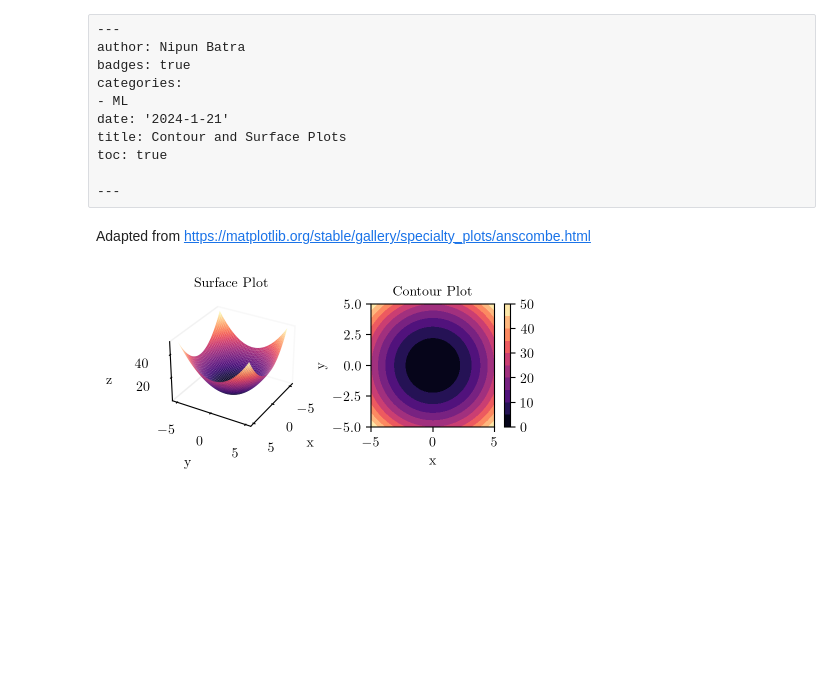
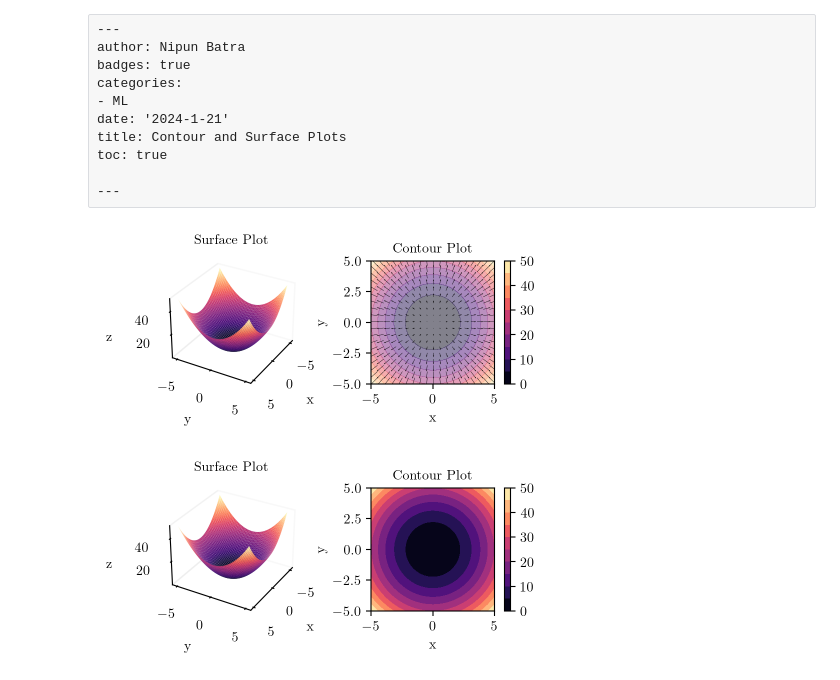
Before and after one commit to nipunbatra/ml-teaching, a Jupyter notebook: notebooks/contour.ipynb, the cells around one changed output. Cells and saved outputs as stored; diff of their text form; code cells hidden in the pictures; blank space fills up the shorter version.

```diff
--- a/notebooks/contour.ipynb
+++ b/notebooks/contour.ipynb
@@ -9,8 +9,6 @@ title: Contour and Surface Plots
 toc: true
 
 ---
-# %% [markdown]
-Adapted from https://matplotlib.org/stable/gallery/specialty_plots/anscombe.html
 # %%
 import matplotlib.pyplot as plt
 import numpy as np
@@ -28,7 +26,7 @@ from mpl_toolkits.mplot3d import Axes3D
 from mpl_toolkits.axes_grid1 import make_axes_locatable
 import torch
 
-def plot_surface_and_contour(f, function_name, uv = None, stride=4):
+def plot_surface_and_contour(f, function_name, uv = None, stride=4, alpha=1, scatter_pts=None, filled=True):
     # Generate data
     x = np.linspace(-5, 5, 100)
     y = np.linspace(-5, 5, 100)
@@ -48,7 +46,7 @@ def plot_surface_and_contour(f, function_name, uv = None, stride=4):
 
     # Plot the 3D surface on the first subplot
     ax1 = fig.add_subplot(121, projection='3d')
-    ax1.plot_surface(X, Y, Z.detach().numpy(), cmap='magma', edgecolor='none')  # Remove grid lines
+    ax1.plot_surface(X, Y, Z.detach().numpy(), cmap='magma', edgecolor='none', alpha=alpha)  # Remove grid lines
     ax1.set_xlabel('x')
     ax1.set_ylabel('y')
     ax1.set_zlabel('z')
@@ -58,10 +56,20 @@ def plot_surface_and_contour(f, function_name, uv = None, stride=4):
     ax1.zaxis.pane.fill = False
     ax1.view_init(elev=30, azim=30)
     ax1.set_title('Surface Plot')
+    if scatter_pts is not None:
+        ax1.scatter(scatter_pts[0], scatter_pts[1], f(scatter_pts[0], scatter_pts[1]), s=100, c='black')
+
 
     # Plot the contour plot on the second subplot
     ax2 = fig.add_subplot(122, aspect='equal')  # Set 1:1 aspect ratio
-    contour = ax2.contourf(X, Y, Z.detach().numpy(), levels=10, cmap='magma')
+    if filled:
+        scatter_color='white'
+        contour = ax2.contourf(X, Y, Z.detach().numpy(), levels=10, cmap='magma', alpha=alpha)
+    else:
+        scatter_color='black'
+        contour = ax2.contour(X, Y, Z.detach().numpy(), levels=10, cmap='magma', alpha=alpha)
+    if scatter_pts is not None:
+        ax2.scatter(scatter_pts[0], scatter_pts[1], s=10, c=scatter_color)
     ax2.set_xlabel('x')
     ax2.set_ylabel('y')
     ax2.set_title('Contour Plot')
@@ -77,7 +85,7 @@ def plot_surface_and_contour(f, function_name, uv = None, stride=4):
         v = uv[1](X_torch, Y_torch)
         # Quiver plot for gradient
         ax2.quiver(X[::stride, ::stride], Y[::stride, ::stride], u[::stride, ::stride].detach().numpy(),
-                   v[::stride, ::stride].detach().numpy(), scale=400)
+                   v[::stride, ::stride].detach().numpy(), scale=140)
         # Increase alpha of contourf
         for c in contour.collections:
             c.set_alpha(0.5)
@@ -95,6 +103,12 @@ def plot_surface_and_contour(f, function_name, uv = None, stride=4):
 #f = lambda x, y: x**2 + y**2
 #g = lambda x, y: (2*x, 2*y)
 #plot_surface_and_contour(f, "x_squared_plus_y_squared", uv=(lambda x, y: 2*x, lambda x, y: 2*y))
+# %%
+plot_surface_and_contour(lambda x, y: x**2 + y**2, "x_squared_plus_y_squared_quiver",
+                         uv=(lambda x, y: 2*x, lambda x, y: 2*y)
+                         ,stride=5)
+# %% [output]
+[figure, added]
 # %%
 plot_surface_and_contour(lambda x, y: x**2 + y**2, "x_squared_plus_y_squared")
 # %% [output]
```
Also changed, not shown: parts of 5 cells of this notebook, 20 other files.
